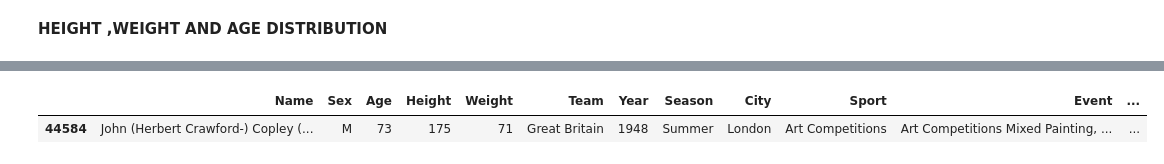
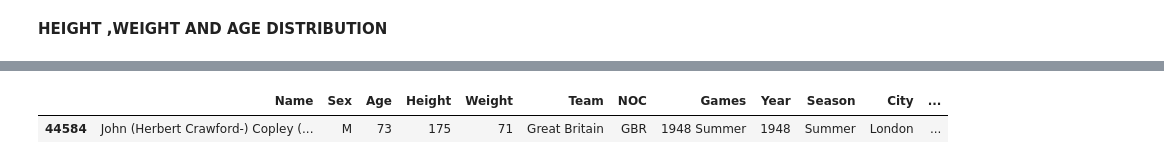
Before and after one commit to MaliheDahmardeh/Olympic-History, a Jupyter notebook: Olympic_History.ipynb, the cells around one changed output, grey strips where cells are left out. Saved outputs shown, nothing was run; the diff lists cells and outputs as text; code cells hidden in the pictures.

```diff
--- a/Olympic_History.ipynb
+++ b/Olympic_History.ipynb
@@ -597,13 +605,12 @@ plot.show()
 # %% [output]
 [interactive output not drawn]
 # %%
-age_young_old=df.drop(columns=['NOC','Bronze','Gold','Silver','Games'],inplace=True)
 oldest=df.sort_values(by='Age', ascending=False).head(1)
 oldest
 #oldest=df['Age'].loc[df['Age'].idxmax()]
 # %% [output]
-|  | Name | Sex | Age | Height | Weight | Team | Year | Season | City | Sport | Event | ... |
-| 44584 | John (Herbert Crawford-) Copley (... | M | 73 | 175 | 71 | Great Britain | 1948 | Summer | London | Art Competitions | Art Competitions Mixed Painting, ... | ... |
+|  | Name | Sex | Age | Height | Weight | Team | NOC | Games | Year | Season | City | ... |
+| 44584 | John (Herbert Crawford-) Copley (... | M | 73 | 175 | 71 | Great Britain | GBR | 1948 Summer | 1948 | Summer | London | ... |
 # %%
 youngest=df.groupby('Age').min().head(1)
 youngest
```
Also changed, not shown: parts of 3 cells of this notebook.
